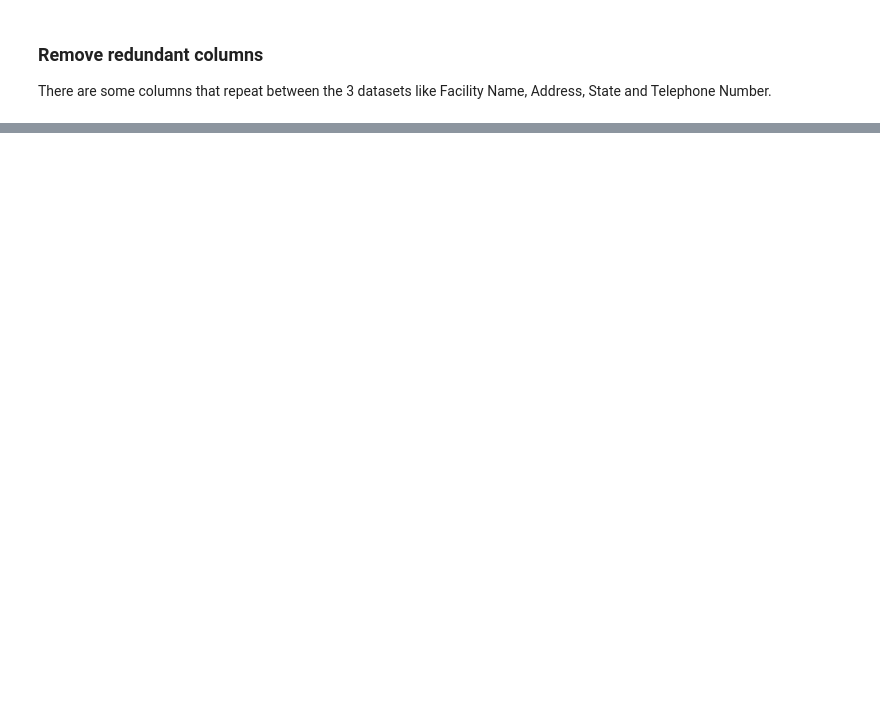
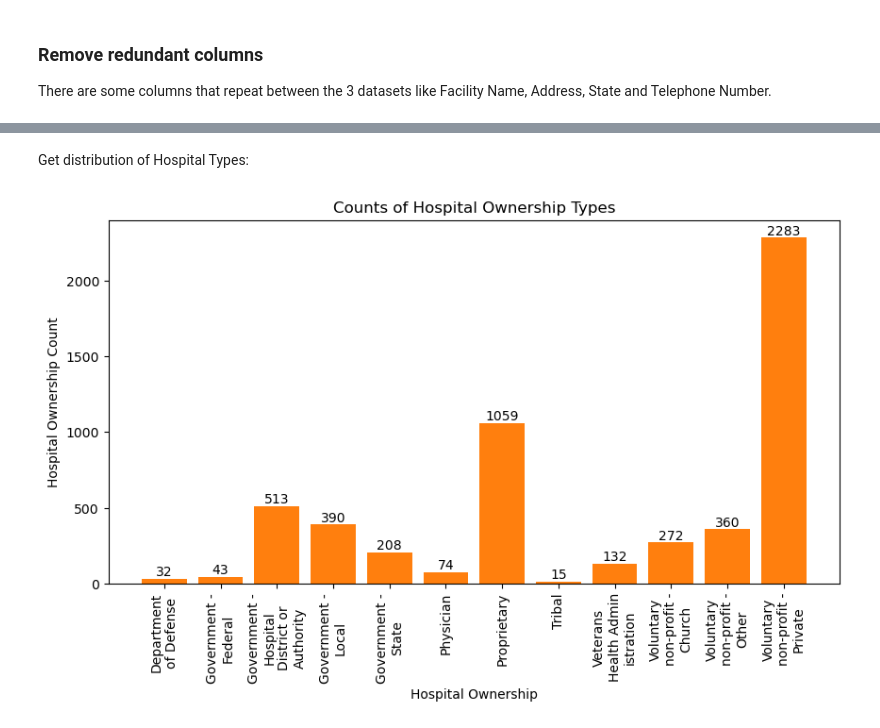
Before and after one commit to Ivaldivi/Patient-Readmission-Analysis, a Jupyter notebook: analysis/patient-readmission-analysis.ipynb, the cells around one changed output, grey strips where cells are left out. Saved outputs shown, nothing was run; the diff lists cells and outputs as text; code cells hidden in the pictures; blank space fills up the shorter version.

```diff
--- a/analysis/patient-readmission-analysis.ipynb
+++ b/analysis/patient-readmission-analysis.ipynb
@@ -50,6 +52,41 @@ def get_dataset_stats(table, name):
     table_cols = table_shape[1]
 
     print(f"The {name} table has has {table_rows} rows and {table_cols} columns")
+
+def create_distribution(data_frame, variable_name, label_name, sorted=False, sorting_col='none', title_flag=False, title="none", rotation=0):
+    avar = variable_name
+
+    if sorted:
+        grouped_df_counts = data_frame.group_by(avar).agg(
+            pl.len().alias(f"{label_name}_count"),
+            pl.col(sorting_col).first().alias("sort_order")
+        )
+        grouped_df_counts = grouped_df_counts.sort("sort_order")
+    else:
+        grouped_df_counts = data_frame.group_by(avar).agg(
+            pl.len().alias(f"{label_name}_count"),
+        )
+        grouped_df_counts = grouped_df_counts.sort(avar)
+
+    categories = grouped_df_counts[avar]
+    category_counts = grouped_df_counts[f"{label_name}_count"]
+
+    fig, ax = plt.subplots(figsize=(10, 5)) # Increase figure width
+    bars = ax.bar(categories, category_counts)
+    ax.bar_label(bars)
+    ax.bar(categories, category_counts)
+    ax.set_xlabel(label_name)
+    plt.xticks(rotation=rotation)
+    plt.gca().set_xticklabels(
+    [textwrap.fill(label.get_text(), 12) for label in plt.gca().get_xticklabels()]
+)
+
+    ax.set_ylabel(f"{label_name} Count")
+    if title_flag:
+        plt.title(title)
+    else:
+        plt.title(f"Distribution of {label_name}")
+    plt.show()
 # %%
 #### Load in Datasets
 # Hospital General Information
@@ -178,0 +235,2 @@ shape: (292_194, 57)
+# %% [markdown]
+Get distribution of Hospital Types:
@@ -178,0 +239,5 @@ shape: (292_194, 57)
+# %%
+
+create_distribution(hgi, "Hospital Ownership", "Hospital Ownership", title_flag=True, title="Counts of Hospital Ownership Types", rotation=90)
+# %% [output]
+[figure, added]
```
Also changed, not shown: parts of 13 cells of this notebook.
